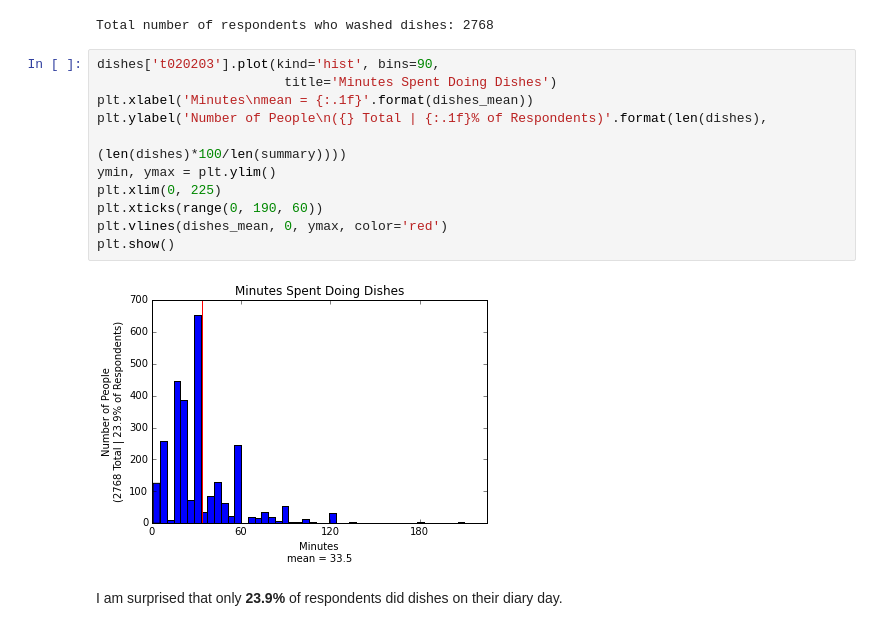
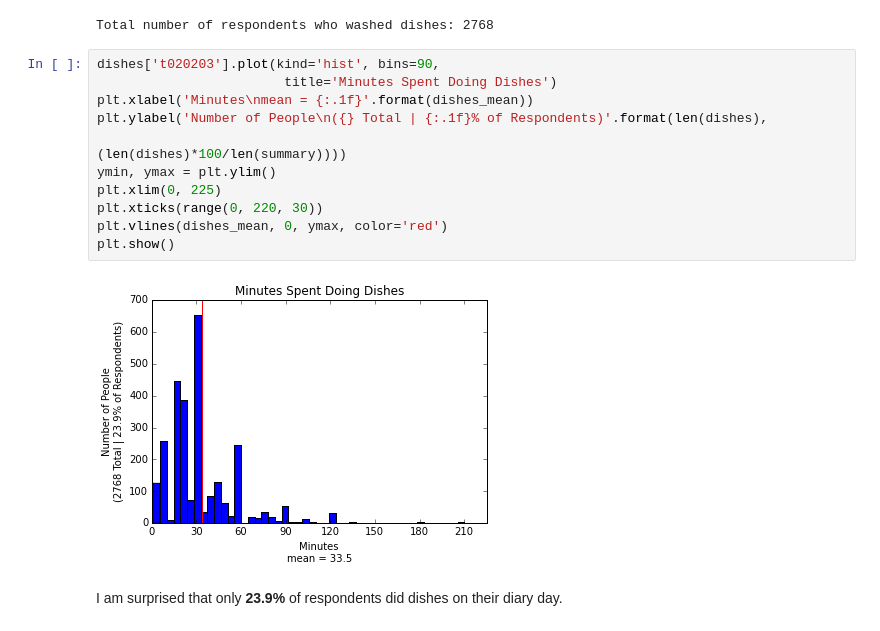
Before and after one commit to ahartz1/atus-analysis, a Jupyter notebook: atus-analysis.ipynb, the cells around one changed output. Cells and saved outputs as stored; diff of their text form.

```diff
--- a/atus-analysis.ipynb
+++ b/atus-analysis.ipynb
@@ -348,16 +348,16 @@ Total number of respondents who washed dishes: 2768
 # %%
 dishes['t020203'].plot(kind='hist', bins=90,
                         title='Minutes Spent Doing Dishes')
 plt.xlabel('Minutes\nmean = {:.1f}'.format(dishes_mean))
 plt.ylabel('Number of People\n({} Total | {:.1f}% of Respondents)'.format(len(dishes),
                                                                           (len(dishes)*100/len(summary))))
 ymin, ymax = plt.ylim()
 plt.xlim(0, 225)
-plt.xticks(range(0, 190, 60))
+plt.xticks(range(0, 220, 30))
 plt.vlines(dishes_mean, 0, ymax, color='red')
 plt.show()
 # %% [output]
-[figure, old version]
+[figure, new version]
 # %% [markdown]
 I am surprised that only **23.9%** of respondents did dishes on their diary day.
 # %% [markdown]
```
Also changed, not shown: parts of 10 cells of this notebook.
